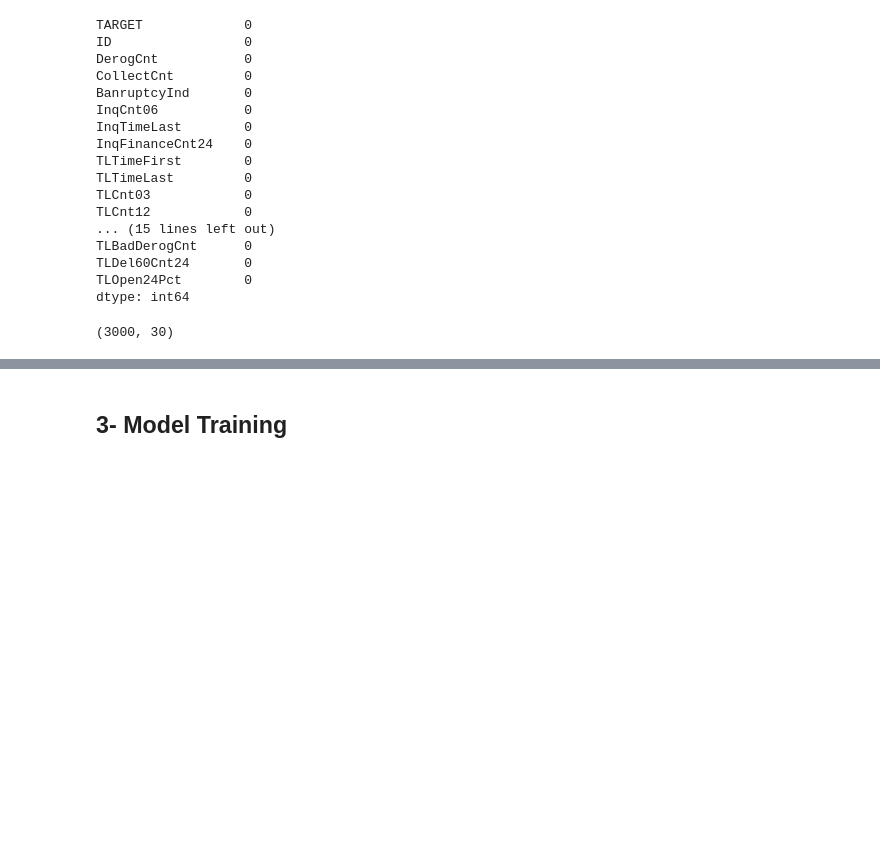
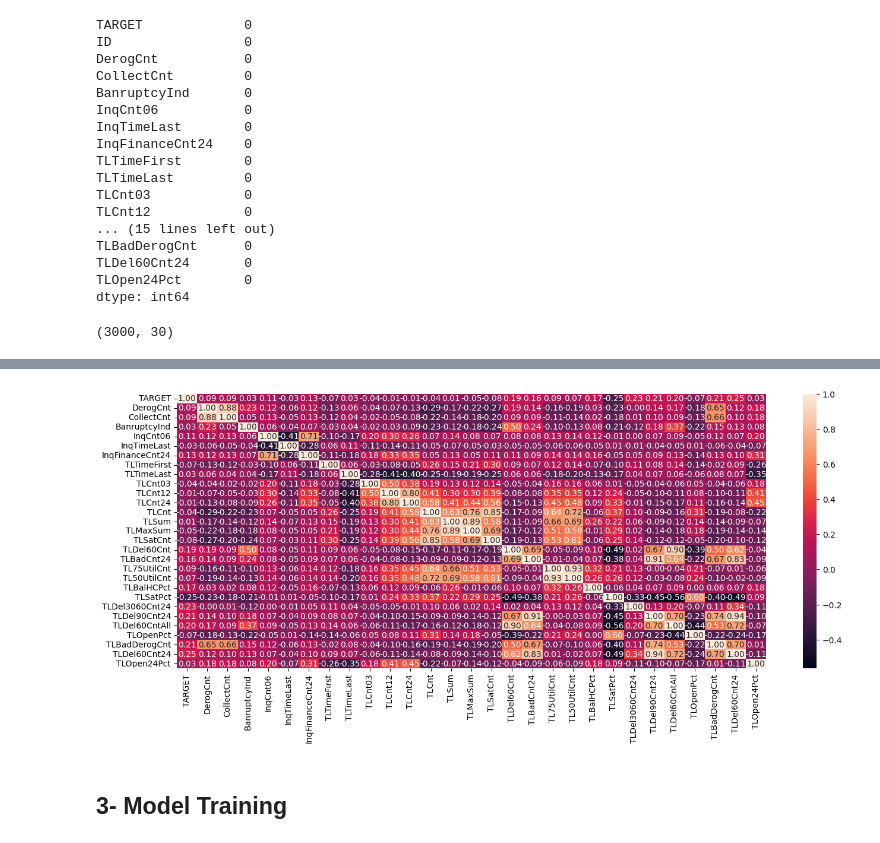
Before and after one commit to LyesHADJAR/CodeAlpha_credit_scoring_model, a Jupyter notebook: experimental.ipynb, the cells around one changed output, grey strips where cells are left out. Drawn from its saved outputs; the diff is of its cells as text; code cells hidden in the pictures; blank space fills up the shorter version.

```diff
--- a/experimental.ipynb
+++ b/experimental.ipynb
@@ -95,0 +120,7 @@ print(dataset.shape)
+# %%
+# We draw the correlation matrix for more insights
+plt.figure(figsize=(16, 6))
+sns.heatmap(dataset.corr(), annot=True, fmt=".2f")
+plt.show()
+# %% [output]
+[figure, added]
```
Also changed, not shown: parts of 8 cells of this notebook.
